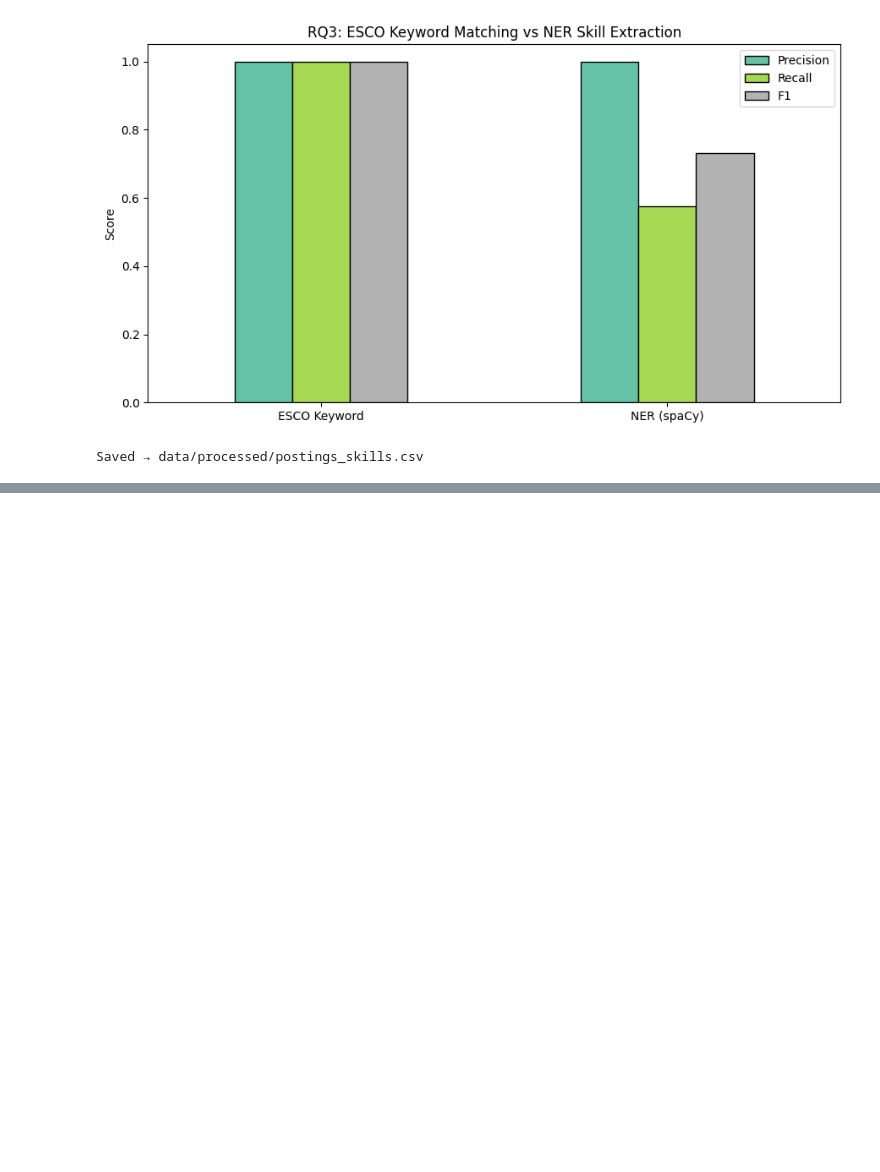
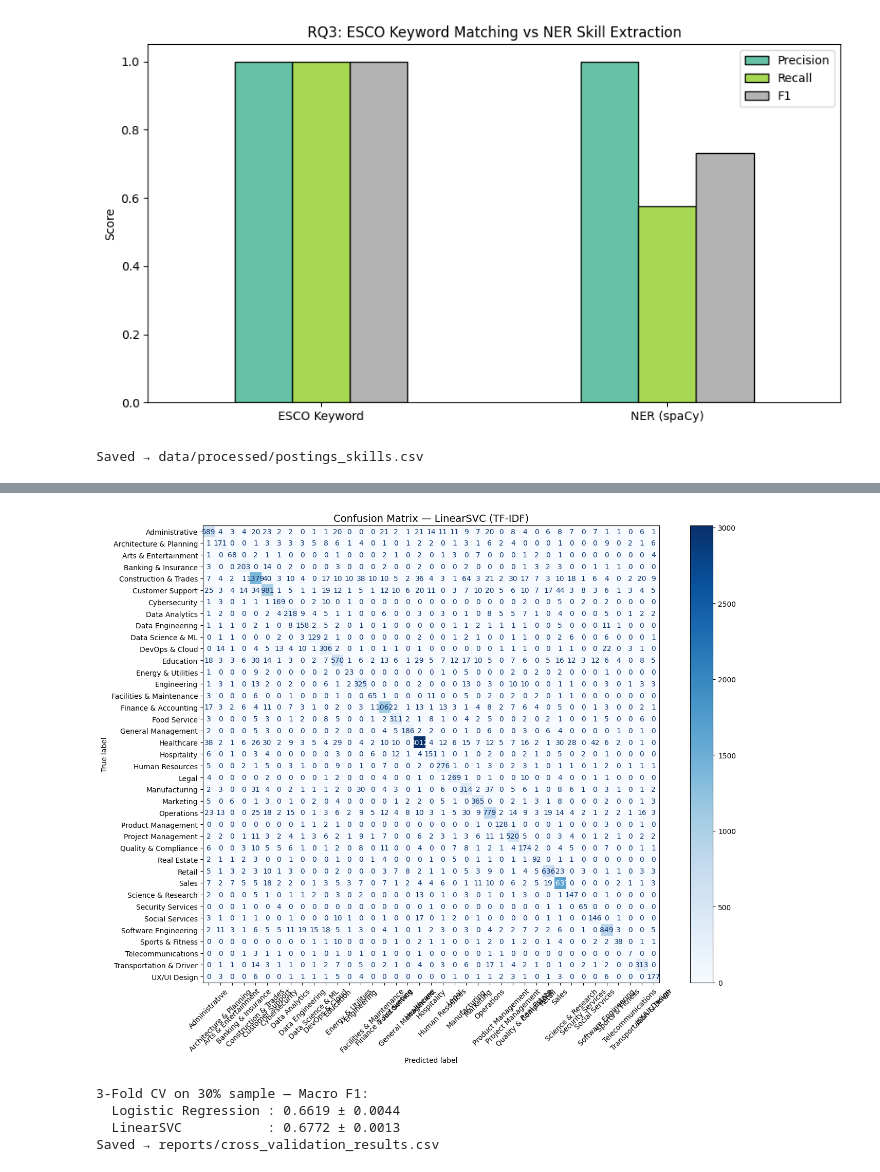
Before and after one commit to Manisha-Purushothaman/linkedin-job-nlp, a Jupyter notebook: Final_Project_code.ipynb, the cells around one changed output, grey strips where cells are left out. Drawn from its saved outputs; the diff is of its cells as text; code cells hidden in the pictures; blank space fills up the shorter version.

```diff
--- a/Final_Project_code.ipynb
+++ b/Final_Project_code.ipynb
@@ -1731,0 +1891,29 @@ Saved → data/processed/postings_skills.csv
+# %%
+from sklearn.metrics import classification_report, f1_score
+from sklearn.pipeline import Pipeline
+from sklearn.feature_extraction.text import TfidfVectorizer
+from sklearn.svm import LinearSVC
+
+svm_pipeline = Pipeline([
+    ('tfidf', TfidfVectorizer(
+        max_features=50000,
+        ngram_range=(1, 2),
+        sublinear_tf=True,
+        min_df=3,
+        max_df=0.95,
+        stop_words='english'
+    )),
+    ('clf', LinearSVC(
+        C=1.0,
+        max_iter=2000,
+        class_weight='balanced',
+        random_state=42
+    ))
+])
+
+svm_pipeline.fit(X_train, y_train)
+y_pred_svm = svm_pipeline.predict(X_test)
+svm_macro_f1 = f1_score(y_test, y_pred_svm, average='macro')
+print(f"LinearSVC — Macro F1: {svm_macro_f1:.4f}")
+print()
+print(classification_report(y_test, y_pred_svm, digits=4))
@@ -1731,0 +1975,50 @@ Saved → data/processed/postings_skills.csv
+# %%
+from sklearn.metrics import ConfusionMatrixDisplay
+
+best_pred = y_pred_svm if svm_macro_f1 >= lr_macro_f1 else y_pred_lr
+best_name = "LinearSVC" if svm_macro_f1 >= lr_macro_f1 else "LogisticRegression"
+
+fig, ax = plt.subplots(figsize=(14, 11))
+cm = confusion_matrix(y_test, best_pred, labels=sorted(y.unique()))
+disp = ConfusionMatrixDisplay(confusion_matrix=cm, display_labels=sorted(y.unique()))
+disp.plot(ax=ax, cmap='Blues', colorbar=True, xticks_rotation=45)
+ax.set_title(f'Confusion Matrix — {best_name} (TF-IDF)', fontsize=14)
+plt.tight_layout()
+plt.savefig('reports/confusion_matrix_tfidf.png', dpi=150)
+plt.show()
+# %% [output]
+[figure, added]
+# %%
+# ── Fast CV: 3-fold on 30% stratified sample
+from sklearn.model_selection import StratifiedKFold, cross_val_score, train_test_split
+
+# 30% stratified sample
+X_sample, _, y_sample, _ = train_test_split(
+    X, y, train_size=0.3, stratify=y, random_state=42
+)
+
+cv = StratifiedKFold(n_splits=3, shuffle=True, random_state=42)
+
+lr_cv_scores = cross_val_score(
+    lr_pipeline, X_sample, y_sample, cv=cv, scoring='f1_macro', n_jobs=2
+)
+svm_cv_scores = cross_val_score(
+    svm_pipeline, X_sample, y_sample, cv=cv, scoring='f1_macro', n_jobs=2
+)
+
+print("3-Fold CV on 30% sample — Macro F1:")
+print(f"  Logistic Regression : {lr_cv_scores.mean():.4f} ± {lr_cv_scores.std():.4f}")
+print(f"  LinearSVC           : {svm_cv_scores.mean():.4f} ± {svm_cv_scores.std():.4f}")
+
+cv_results = pd.DataFrame({
+    'model': ['TF-IDF + LR', 'TF-IDF + SVM'],
+    'cv_mean_f1': [lr_cv_scores.mean(), svm_cv_scores.mean()],
+    'cv_std_f1':  [lr_cv_scores.std(),  svm_cv_scores.std()]
+})
+cv_results.to_csv('reports/cross_validation_results.csv', index=False)
+print("Saved → reports/cross_validation_results.csv")
+# %% [output]
+3-Fold CV on 30% sample — Macro F1:
+  Logistic Regression : 0.6619 ± 0.0044
+  LinearSVC           : 0.6772 ± 0.0013
+Saved → reports/cross_validation_results.csv
```
Also changed, not shown: parts of 48 cells of this notebook.
